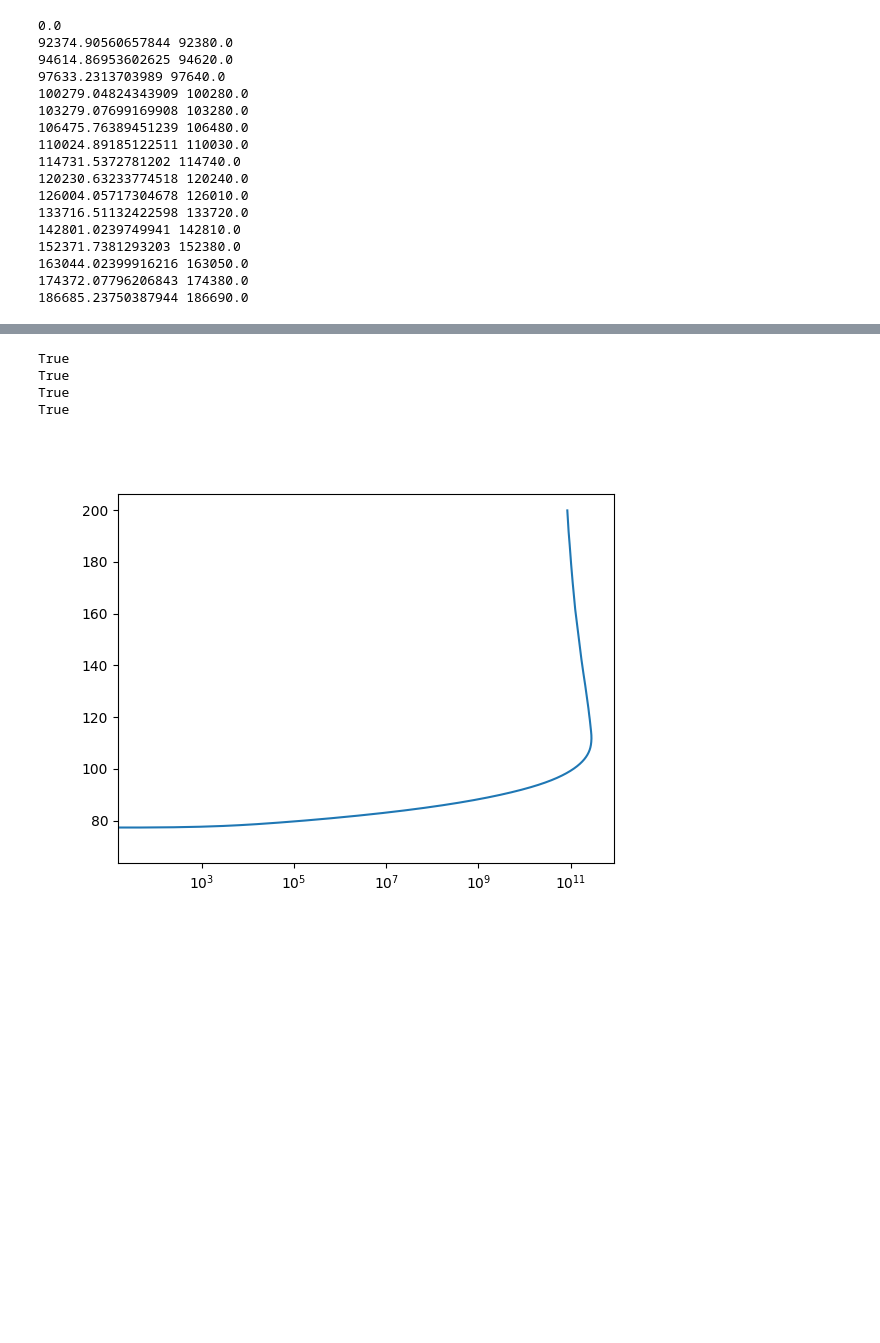
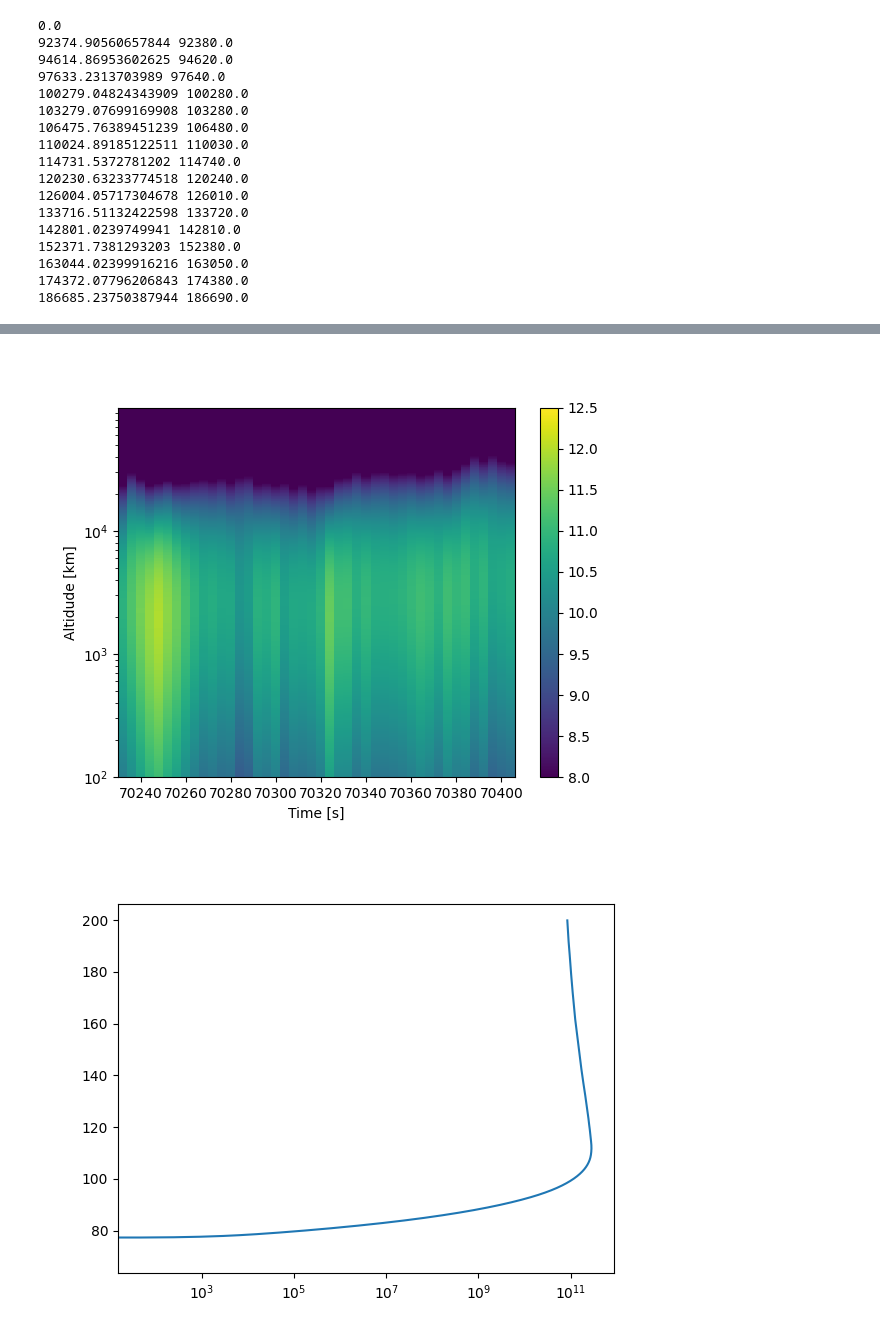
Before and after one commit to ostald/ElectronPrecipitation, a Jupyter notebook: Inversion Differential Flux.ipynb, the cells around one changed output, grey strips where cells are left out. Cells and saved outputs as stored; diff of their text form; code cells hidden in the pictures; blank space fills up the shorter version.

```diff
--- a/Inversion Differential Flux.ipynb
+++ b/Inversion Differential Flux.ipynb
@@ -1364,12 +1411,23 @@ if printing:
 [figure]
+# %%
+#energy time plot
+plt.figure()
+plt.pcolormesh(r_time, e_bin_mean, np.array([np.log10(pol_diff_flux(e_bin_mean, result.x)) for result in fit]).T, vmin = 8, vmax = 12.5)
+plt.colorbar()
+plt.ylabel('Altidude [km]')
+plt.xlabel('Time [s]')
+plt.yscale('log')
+#plt.ylim([z_r_c[0]/1e3, z_r_c[-1]/1e3])
+#plt.close()
+# %% [output]
+[figure, added]
 # %%
-for i in fit:
-    print(i.success)
+"""
+Check if all fits have terinated successfully
+"""
+for k, f in enumerate(fit):
+    if f.success == False:
+        print('Fit n.', k, 'has terminated unsuccessfully.')
-# %% [output]
-True
-True
-True
-True
 # %%
 plt.figure()
 plt.plot(ne_fit[0], z_c/1e3)
```
Also changed, not shown: parts of 16 cells of this notebook, 3 other files.
